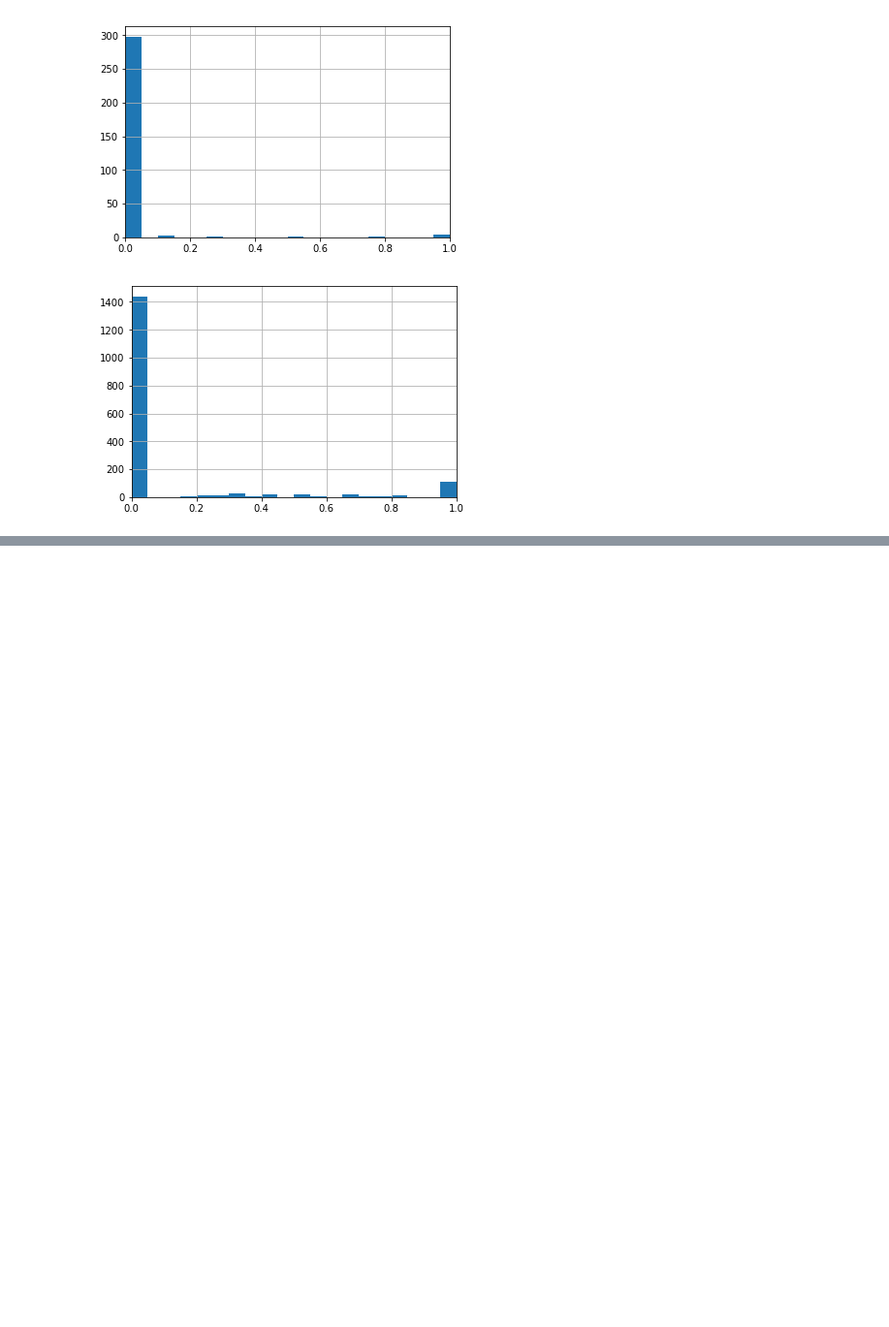
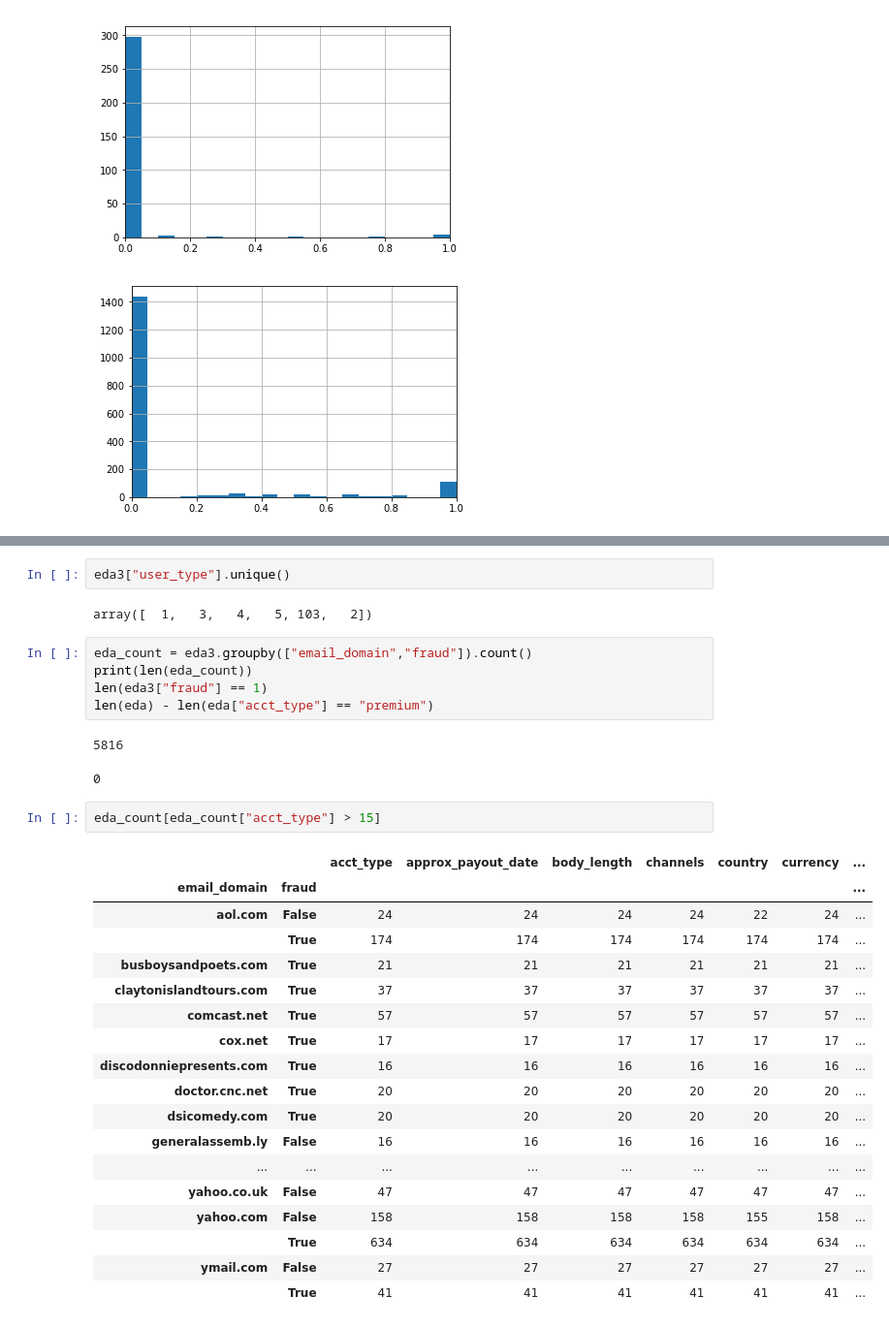
Before and after one commit to 305kev/Fraud_detection, a Jupyter notebook: EDA_Jingbo.ipynb, the cells around one changed output, grey strips where cells are left out. Shown: that part at 97% size. Saved outputs shown, nothing was run; the diff lists cells and outputs as text; blank space fills up the shorter version.

```diff
--- a/EDA_Jingbo.ipynb
+++ b/EDA_Jingbo.ipynb
@@ -234,0 +248,33 @@ plt.show()
+# %%
+eda3["user_type"].unique()
+# %% [output]
+array([  1,   3,   4,   5, 103,   2])
+# %%
+eda_count = eda3.groupby(["email_domain","fraud"]).count()
+print(len(eda_count))
+len(eda3["fraud"] == 1)
+len(eda) - len(eda["acct_type"] == "premium")
+# %% [output]
+5816
+0
+# %%
+eda_count[eda_count["acct_type"] > 15]
+# %% [output]
+|  |  | acct_type | approx_payout_date | body_length | channels | country | currency | ... |
+| email_domain | fraud |  |  |  |  |  |  | ... |
+| aol.com | False | 24 | 24 | 24 | 24 | 22 | 24 | ... |
+|  | True | 174 | 174 | 174 | 174 | 174 | 174 | ... |
+| busboysandpoets.com | True | 21 | 21 | 21 | 21 | 21 | 21 | ... |
+| claytonislandtours.com | True | 37 | 37 | 37 | 37 | 37 | 37 | ... |
+| comcast.net | True | 57 | 57 | 57 | 57 | 57 | 57 | ... |
+| cox.net | True | 17 | 17 | 17 | 17 | 17 | 17 | ... |
+| discodonniepresents.com | True | 16 | 16 | 16 | 16 | 16 | 16 | ... |
+| doctor.cnc.net | True | 20 | 20 | 20 | 20 | 20 | 20 | ... |
+| dsicomedy.com | True | 20 | 20 | 20 | 20 | 20 | 20 | ... |
+| generalassemb.ly | False | 16 | 16 | 16 | 16 | 16 | 16 | ... |
+| ... | ... | ... | ... | ... | ... | ... | ... | ... |
+| yahoo.co.uk | False | 47 | 47 | 47 | 47 | 47 | 47 | ... |
+| yahoo.com | False | 158 | 158 | 158 | 158 | 155 | 158 | ... |
+|  | True | 634 | 634 | 634 | 634 | 634 | 634 | ... |
+| ymail.com | False | 27 | 27 | 27 | 27 | 27 | 27 | ... |
+|  | True | 41 | 41 | 41 | 41 | 41 | 41 | ... |
```
Also changed, not shown: parts of 2 cells of this notebook, 1 other file.
